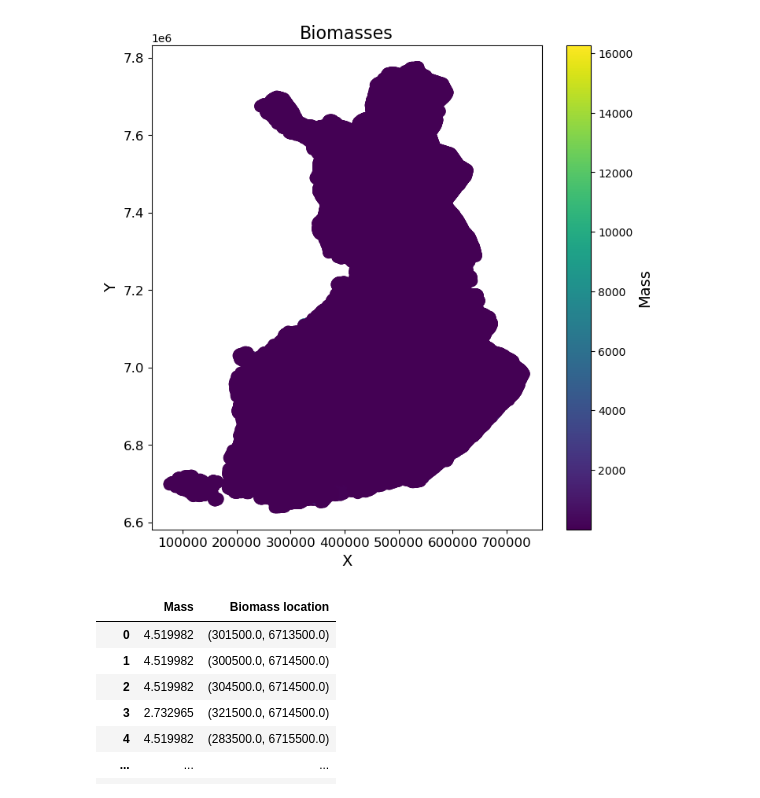
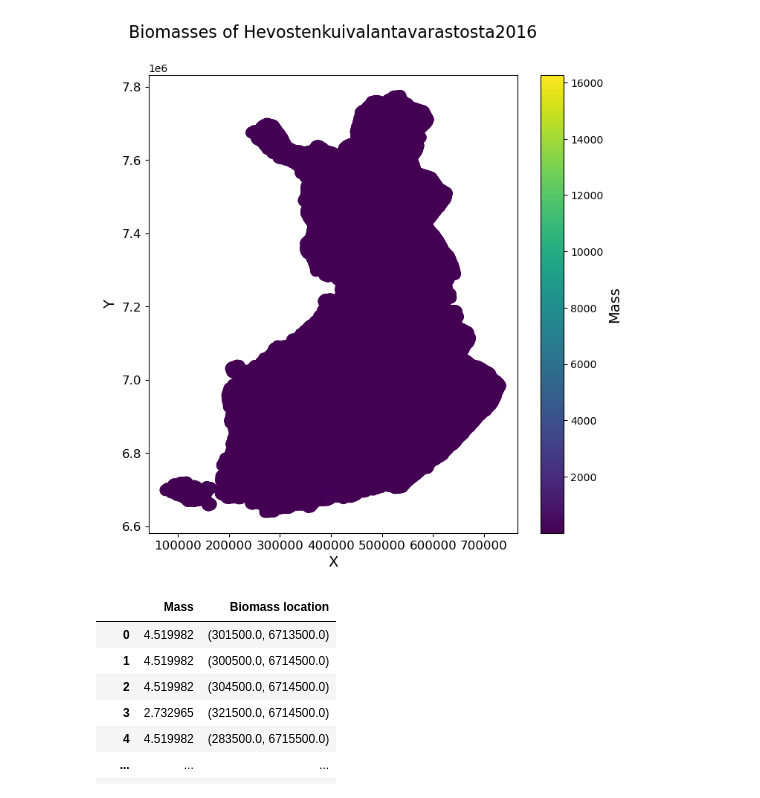
Before and after one commit to Kaspereloranta/Dippa, a Jupyter notebook: Biomassa-atlas_data/data_procession.ipynb, the cells around one changed output. Cells and saved outputs as stored; diff of their text form; code cells hidden in the pictures.

Commit message:
biomass mappings and clusterings to pdf for straw and horse manure, small edits to code for better plottings and saving pdfs

```diff
--- a/Biomassa-atlas_data/data_procession.ipynb
+++ b/Biomassa-atlas_data/data_procession.ipynb
@@ -24,13 +25,15 @@ def plot_data(df, title):
     sc = ax.scatter(x_values, y_values, c=mass_values, cmap='viridis', s=100)
     plt.xlabel('X', fontsize=14)
     plt.ylabel('Y', fontsize=14)
-    plt.title(title, fontsize=16)
+    plt.title(' '.join(title.split(' ')[:4]) + '\n' + ' '.join(title.split(' ')[4:]), fontsize=16)
     plt.tick_params(labelsize=12)
 
     # Add a colorbar to show the mass values
     cbar = plt.colorbar(sc)
     cbar.ax.set_ylabel('Mass', fontsize=14)
 
+    fig.savefig(title+'.pdf')
+
     plt.show()
 # %%
 def load_and_process_data(filename):
@@ -95,7 +102,7 @@ def is_2d_tuple(val):
 # %%
 filename = input("Enter biomassdata filename: ") + '.csv'
 df = load_and_process_data(filename)
-#df = load_and_process_data('SivuvirtaOlki2021.csv')
+file = filename.split('.',1)[0]
 df
 # %% [output]
 Enter biomassdata filename: Hevostenkuivalantavarastosta2016
@@ -115,4 +121,0 @@ Enter biomassdata filename: Hevostenkuivalantavarastosta2016
-# %%
-mask = df['Biomass location'].apply(is_2d_tuple)
-df = df[mask]
-df
@@ -133,7 +122,7 @@ df
 # %%
-plot_data(df,'Biomasses')
+plot_data(df,'Biomasses of ' + file)
 # %% [output]
-[figure, old version]
+[figure, new version]
 # %%
 #facilityLocation = ast.literal_eval(input("Enter the location of the biogas facility in lon-lat coordinates in the form of (lon, lat): "))
 #greatestDistance = int(input("Enter greatest distance (km) within the radius of which the biomasses are included: "))
```
Also changed, not shown: parts of 12 cells of this notebook, 8 other files.
